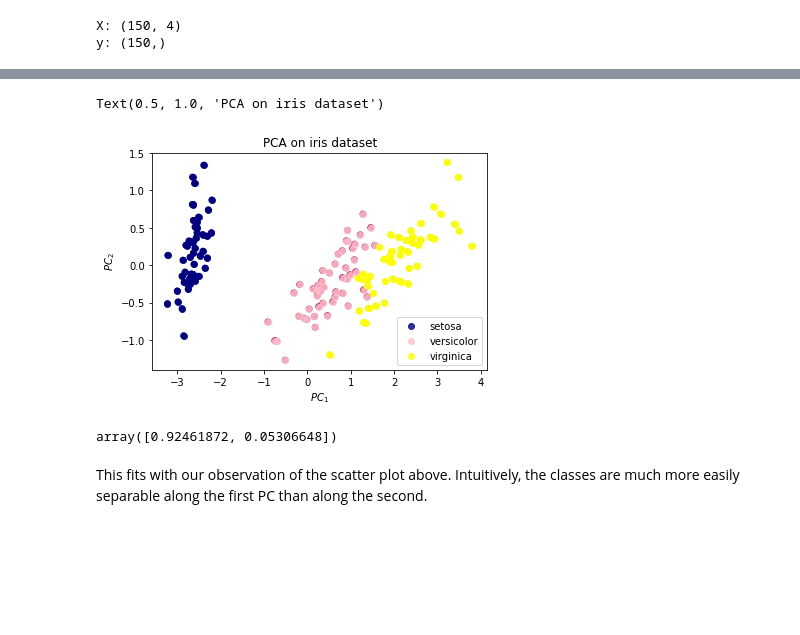
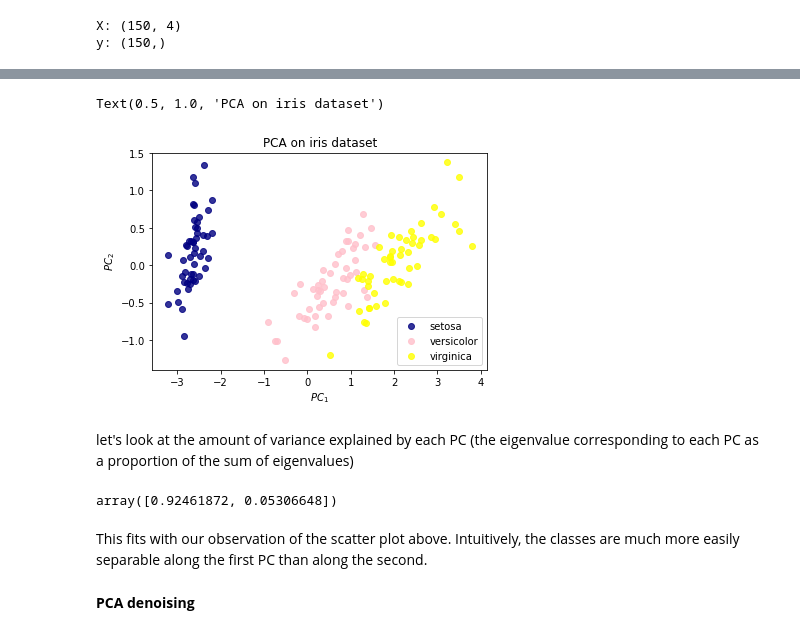
Before and after one commit to pmccthy/data-science-playground, a Jupyter notebook: decompositions/pca.ipynb, the cells around one changed output, grey strips where cells are left out. Saved outputs shown, nothing was run; the diff lists cells and outputs as text; code cells hidden in the pictures; blank space fills up the shorter version.

Commit message:
PCA denoising

```diff
--- a/decompositions/pca.ipynb
+++ b/decompositions/pca.ipynb
@@ -32,0 +30,9 @@ PCA consists of the following steps:
+# %%
+# plot data to view structure
+colours = ['navy', 'pink', 'yellow']
+for colour, i, target_name in zip(colours, [0, 1, 2], target_names):
+    plt.scatter(X[y == i, 0], X[y == i, 1], color=colour, alpha=0.8, label=target_name)
+plt.xlabel('sepal length')
+plt.ylabel('sepal width')
+plt.legend(loc='best', shadow=False, scatterpoints=1)
+plt.title('iris dataset')
@@ -33,26 +53,27 @@ PCA consists of the following steps:
 # %%
 # perform the PCA and project data onto two first PCs
 pca = PCA(n_components=2)
-X_r = pca.fit(X).transform(X)
+pca_fitted = pca.fit(X) # find principal directions
+PC = pca_fitted.transform(X) # project data onto principal direction vectors to obtain principal components
 # %%
 # visualise results
-plt.scatter(X_r[:,0], X_r[:,1], c=y, cmap='plasma')
+colours = ['navy', 'pink', 'yellow']
+for colour, i, target_name in zip(colours, [0, 1, 2], target_names):
+    plt.scatter(PC[y == i, 0], PC[y == i, 1], color=colour, alpha=0.8, label=target_name)
 plt.xlabel('$PC_1$')
 plt.ylabel('$PC_2$')
-colours = ['navy', 'pink', 'yellow']
-for colour, i, target_name in zip(colours, [0, 1, 2], target_names):
-    plt.scatter(X_r[y == i, 0], X_r[y == i, 1], color=colour, alpha=0.8, label=target_name)
-plt.xlabel('$PC_1$')
-plt.ylabel('$PC_2$')
-plt.legend(loc="best", shadow=False, scatterpoints=1)
-plt.title("PCA on iris dataset")
+plt.legend(loc='best', shadow=False, scatterpoints=1)
+plt.title('PCA on iris dataset')
 # %% [output]
 Text(0.5, 1.0, 'PCA on iris dataset')
-[figure, old version]
+[figure, new version]
-# %%
-# let's look at the amount of variance explained by each PC (the eigenvalue corresponding to each PC as a proportion of the sum of eigenvalues)
-pca.explained_variance_ratio_
-# %% [output]
-array([0.92461872, 0.05306648])
+# %% [markdown]
+let's look at the amount of variance explained by each PC (the eigenvalue corresponding to each PC as a proportion of the sum of eigenvalues)
+# %%
+pca.explained_variance_ratio_
+# %% [output]
+array([0.92461872, 0.05306648])
 # %% [markdown]
 This fits with our observation of the scatter plot above. Intuitively,  the classes are much more easily separable along the first PC than along the second.
+# %% [markdown]
+**PCA denoising**
```
Also changed, not shown: parts of 20 cells of this notebook.
